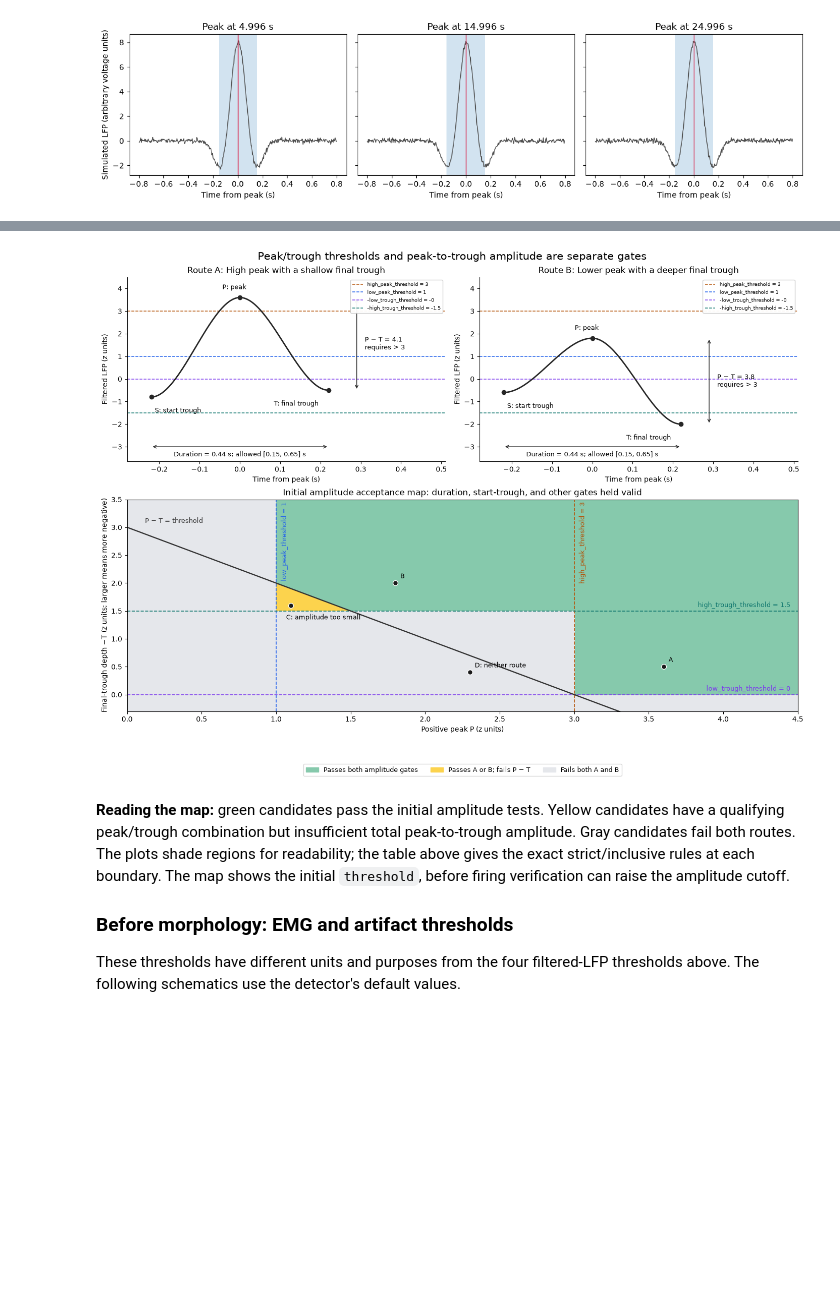
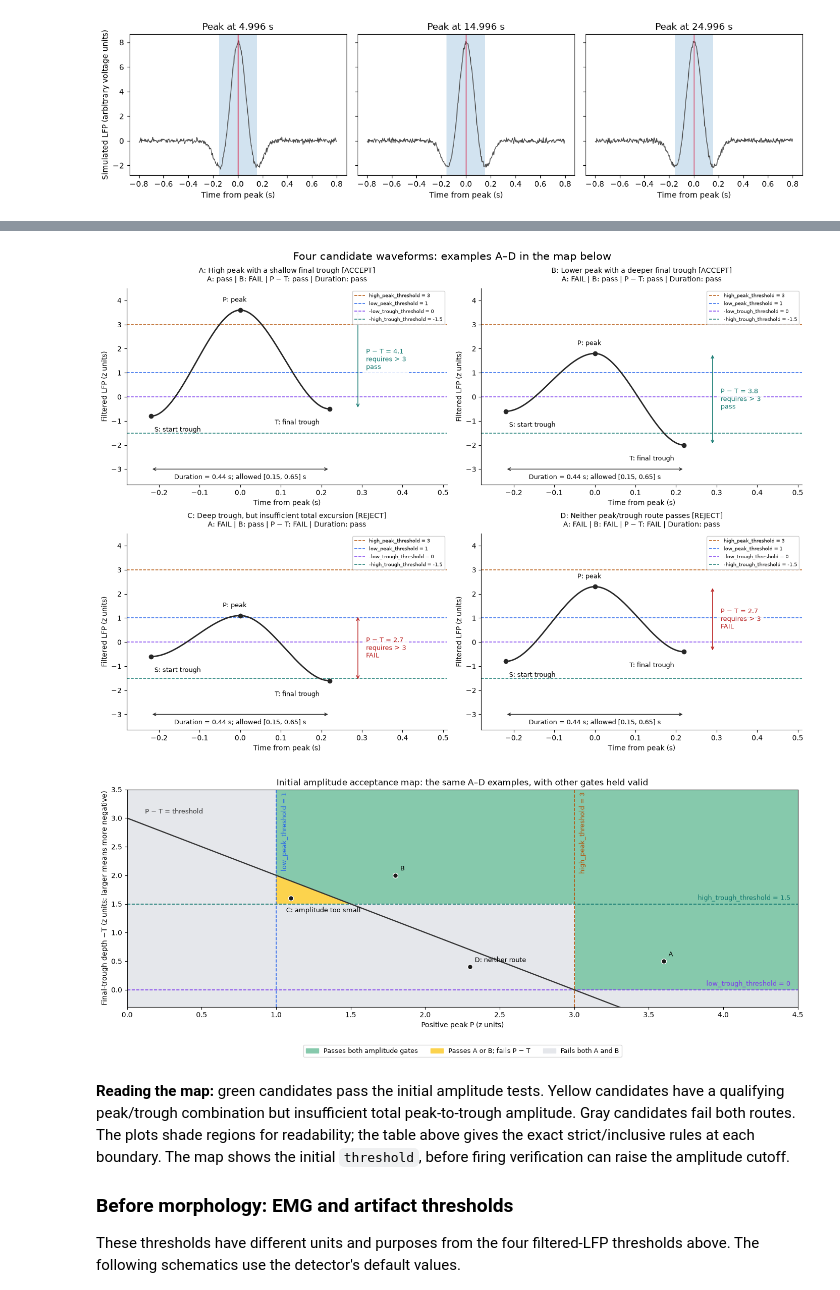
Before and after one commit to ryanharvey1/neuro_py, a Jupyter notebook: tutorials/delta_wave_detection.ipynb, the cells around one changed output, grey strips where cells are left out. Saved outputs shown, nothing was run; the diff lists cells and outputs as text; code cells hidden in the pictures; blank space fills up the shorter version.

Commit message:
Show rejected C and D waveforms alongside accepted examples

```diff
--- a/tutorials/delta_wave_detection.ipynb
+++ b/tutorials/delta_wave_detection.ipynb
@@ -146,24 +153,44 @@ colors = {
     "low_trough": "#7c3aed",
     "high_trough": "#0f766e",
 }
-fig = plt.figure(figsize=(14, 10.5), layout="constrained")
-grid = fig.add_gridspec(2, 2, height_ratios=[1, 1.15])
 schematic_examples = [
     ("A", "High peak with a shallow final trough", -0.8, 3.6, -0.5),
     ("B", "Lower peak with a deeper final trough", -0.6, 1.8, -2.0),
+    ("C", "Deep trough, but insufficient total excursion", -0.6, 1.1, -1.6),
+    ("D", "Neither peak/trough route passes", -0.8, 2.3, -0.4),
 ]
-for column, (label, title, initial, peak, trough) in enumerate(schematic_examples):
-    ax = fig.add_subplot(grid[0, column])
+fig, waveform_axes = plt.subplots(2, 2, figsize=(14, 10), layout="constrained")
+for ax, (label, title, initial, peak, trough) in zip(
+    waveform_axes.flat, schematic_examples
+):
     knots = np.array([-0.22, 0.0, 0.22])
     times = np.linspace(knots[0], knots[-1], 400)
     curve = CubicHermiteSpline(knots, [initial, peak, trough], [0, 0, 0])(times)
+    passes_a = peak > hp and trough <= -lt
+    passes_b = peak >= lp and trough < -ht
+    passes_amplitude = peak - trough > amplitude_floor
+    passes_duration = minimum_duration <= knots[-1] - knots[0] <= maximum_duration
+    accepted = (
+        (passes_a or passes_b)
+        and passes_amplitude
+        and passes_duration
+        and peak > initial
+    )
+    verdict = "ACCEPT" if accepted else "REJECT"
+    status = lambda passed: "pass" if passed else "FAIL"
+    checks = (
+        f"A: {status(passes_a)} | B: {status(passes_b)} | "
+        f"P − T: {status(passes_amplitude)} | Duration: {status(passes_duration)}"
+    )
     for level, color, name in [
         (hp, colors["high_peak"], "high_peak_threshold"),
         (lp, colors["low_peak"], "low_peak_threshold"),
         (-lt, colors["low_trough"], "-low_trough_threshold"),
         (-ht, colors["high_trough"], "-high_trough_threshold"),
     ]:
-        ax.axhline(level, color=color, ls="--", lw=1.1, label=f"{name} = {level:g}")
+        ax.axhline(
+            level, color=color, ls="--", lw=1.1, label=f"{name} = {level + 0.0:g}"
+        )
     ax.plot(times, curve, color="0.15", lw=2)
     ax.scatter(knots, [initial, peak, trough], color="0.15", zorder=4)
     ax.annotate(
@@ -183,18 +210,21 @@ for column, (label, title, initial, peak, trough) in enumerate(schematic_example
         textcoords="offset points",
         fontsize=9,
     )
+    decision_color = "#0f766e" if passes_amplitude else "#b91c1c"
     ax.annotate(
         "",
         (0.29, peak),
         (0.29, trough),
-        arrowprops={"arrowstyle": "<->", "color": "0.15"},
+        arrowprops={"arrowstyle": "<->", "color": decision_color},
     )
     ax.text(
         0.31,
         (peak + trough) / 2,
-        f"P − T = {peak - trough:.1f}\nrequires > {amplitude_floor:g}",
+        f"P − T = {peak - trough:.1f}\nrequires > {amplitude_floor:g}\n{status(passes_amplitude)}",
         fontsize=9,
         va="center",
+        color=decision_color,
+        bbox={"facecolor": "white", "edgecolor": "none", "alpha": 0.85},
     )
     ax.annotate(
         "",
@@ -215,12 +245,14 @@ for column, (label, title, initial, peak, trough) in enumerate(schematic_example
         ylim=(-3.65, max(4.5, hp + 1)),
         xlabel="Time from peak (s)",
         ylabel="Filtered LFP (z units)",
-        title=f"Route {label}: {title}",
     )
+    ax.set_title(f"{label}: {title} [{verdict}]\n{checks}", fontsize=10, pad=10)
     ax.spines[["top", "right"]].set_visible(False)
     ax.legend(loc="upper right", fontsize=7.5, framealpha=0.95)
+fig.suptitle("Four candidate waveforms: examples A–D in the map below", fontsize=15)
+plt.show()
 
-ax = fig.add_subplot(grid[1, :])
+fig, ax = plt.subplots(figsize=(14, 5.6), layout="constrained")
 peak_axis = np.linspace(0, max(4.5, hp + 1), 700)
 depth_axis = np.linspace(-0.3, max(3.5, ht + 1), 500)
 peak_grid, depth_grid = np.meshgrid(peak_axis, depth_axis)
@@ -262,49 +294,52 @@ for level, color, label in [
     ax.text(
         peak_axis[-1] - 0.05,
         level + 0.07,
         f"{label} = {level:g}",
         color=color,
         ha="right",
         fontsize=9,
     )
 ax.plot(peak_axis, amplitude_floor - peak_axis, color="0.2", lw=1.7)
 ax.text(0.12, amplitude_floor + 0.08, "P − T = threshold", color="0.2", fontsize=9)
-for label, peak, depth in [
-    ("A", 3.6, 0.5),
-    ("B", 1.8, 2.0),
-    ("C: amplitude too small", 1.1, 1.6),
-    ("D: neither route", 2.3, 0.4),
-]:
+map_labels = {
+    "A": "A",
+    "B": "B",
+    "C": "C: amplitude too small",
+    "D": "D: neither route",
+}
+for label, title, initial, peak, trough in schematic_examples:
+    depth = -trough  # Use exactly the same values as the waveform panels.
     ax.scatter(peak, depth, color="0.1", edgecolors="white", s=50, zorder=5)
-    offset = (-7, -20) if label.startswith("C:") else (7, 7)
+    offset = (-7, -20) if label == "C" else (7, 7)
     ax.annotate(
-        label, (peak, depth), xytext=offset, textcoords="offset points", fontsize=9
+        map_labels[label],
+        (peak, depth),
+        xytext=offset,
+        textcoords="offset points",
+        fontsize=9,
     )
 ax.set(
     xlim=(peak_axis[0], peak_axis[-1]),
     ylim=(depth_axis[0], depth_axis[-1]),
     xlabel="Positive peak P (z units)",
     ylabel="Final-trough depth −T (z units; larger means more negative)",
-    title="Initial amplitude acceptance map: duration, start-trough, and other gates held valid",
+    title="Initial amplitude acceptance map: the same A–D examples, with other gates held valid",
 )
 ax.legend(
     handles=[
         Patch(color="#86c9ac", label="Passes both amplitude gates"),
         Patch(color="#fcd34d", label="Passes A or B; fails P − T"),
         Patch(color="#e5e7eb", label="Fails both A and B"),
     ],
-    loc="lower center",
-    bbox_to_anchor=(0.5, -0.32),
+    loc="upper center",
+    bbox_to_anchor=(0.5, -0.16),
     ncol=3,
     fontsize=9,
 )
-fig.suptitle(
-    "Peak/trough thresholds and peak-to-trough amplitude are separate gates",
-    fontsize=15,
-)
 plt.show()
 # %% [output]
-[figure, old version]
+[figure, new version]
+[figure, added]
 # %% [markdown]
 **Reading the map:** green candidates pass the initial amplitude tests. Yellow
 candidates have a qualifying peak/trough combination but insufficient total
```
Also changed, not shown: parts of 1 cell of this notebook.
